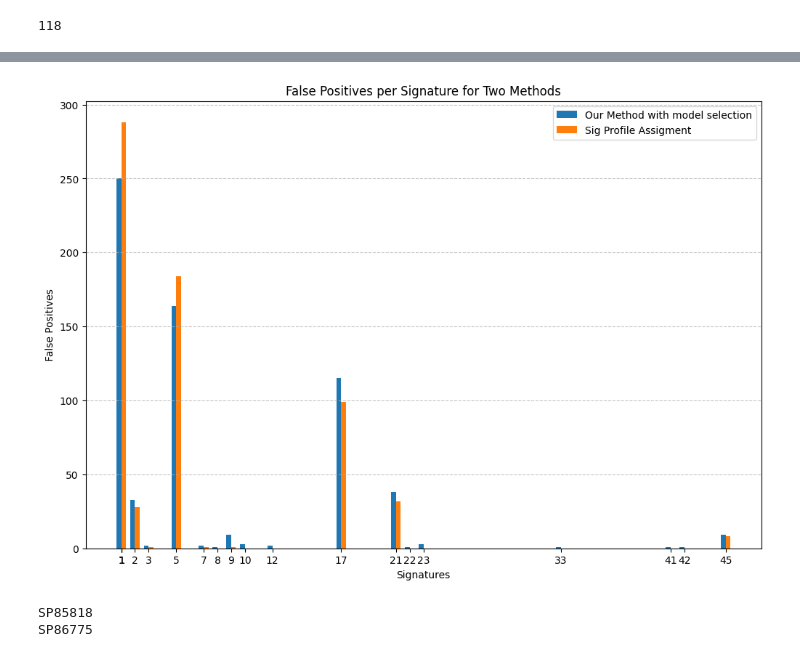
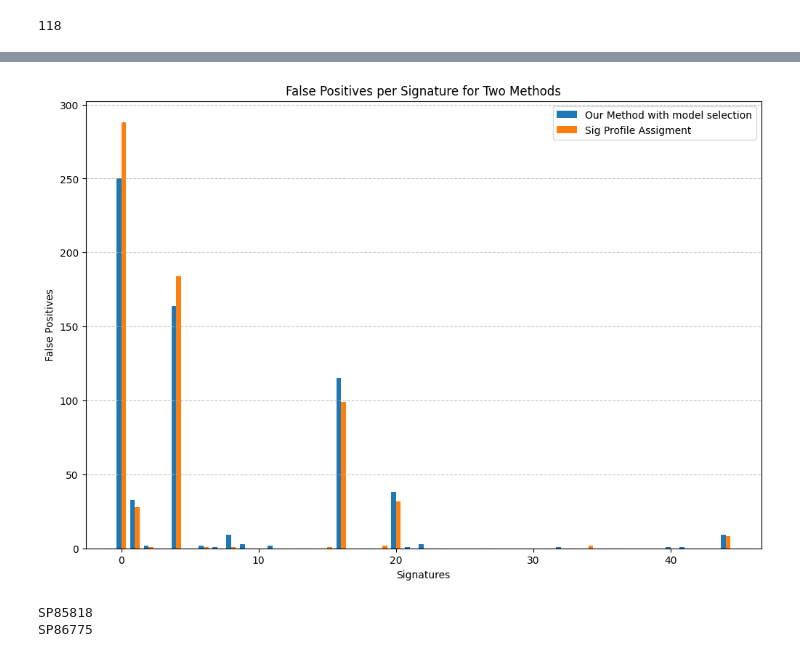
Before and after one commit to marcin119a/data_comparation, a Jupyter notebook: interpretation.ipynb, the cells around one changed output, grey strips where cells are left out. Cells and saved outputs as stored; diff of their text form; code cells hidden in the pictures.

```diff
--- a/interpretation.ipynb
+++ b/interpretation.ipynb
@@ -144,14 +144,14 @@ signatures_false_negatives_sig_profile, signatures_false_positives_sig_profile =
 
 for idx, row in results_df.iterrows():
     for item in row['false_negatives_our']:
-      signatures_false_negatives_our.append({'Pacjent': row['Pacjent'], 'signature_false_negatives_our': item})
+      signatures_false_negatives_our.append({'Count': row['Pacjent'], 'signature_false_negatives_our': item})
     for item in row['false_positives_our']:
-      signatures_false_positives_our.append({'Pacjent': row['Pacjent'], 'signature_false_positives_our': item})
+      signatures_false_positives_our.append({'Count': row['Pacjent'], 'signature_false_positives_our': item})
 
     for item in row['false_negatives_sig_profile']:
-      signatures_false_negatives_sig_profile.append({'Pacjent': row['Pacjent'], 'signature_false_negatives_sig_profile': item})
+      signatures_false_negatives_sig_profile.append({'Count': row['Pacjent'], 'signature_false_negatives_sig_profile': item})
     for item in row['false_positives_sig_profile']:
-      signatures_false_positives_sig_profile.append({'Pacjent': row['Pacjent'], 'signature_false_positives_sig_profile': item})
+      signatures_false_positives_sig_profile.append({'Count': row['Pacjent'], 'signature_false_positives_sig_profile': item})
 
 # Teraz możesz wykonać grupowanie na podstawie elementów
 grouped_fn_our = pd.DataFrame(signatures_false_negatives_our).groupby('signature_false_negatives_our').count().reset_index()
@@ -222,24 +241,23 @@ plt.show()
 # %%
-combined_df = pd.merge(grouped_fp_our, grouped_fp_sig_profile, left_on='signature_false_positives_our', right_on='signature_false_positives_sig_profile', how='outer').fillna(0)
+combined_df_fp = pd.merge(grouped_fp_our, grouped_fp_sig_profile, left_on='signature_false_positives_our', right_on='signature_false_positives_sig_profile', how='outer').fillna(0)
 fig, ax = plt.subplots(figsize=(12, 8))
 
 bar_width = 0.35
 
-index = combined_df['signature_false_positives_our'] + 1
 
-bar1 = ax.bar(index - bar_width/2, combined_df['Pacjent_x'], bar_width, label='Our Method with model selection')
-bar2 = ax.bar(index + bar_width/2, combined_df['Pacjent_y'], bar_width, label='Sig Profile Assigment')
+bar1 = ax.bar(combined_df_fp['signature_false_positives_our'] - bar_width/2, combined_df_fp['Count_x'], bar_width, label='Our Method with model selection')
+bar2 = ax.bar(combined_df_fp['signature_false_positives_sig_profile'] + bar_width/2, combined_df_fp['Count_y'], bar_width, label='Sig Profile Assigment')
 
 ax.set_xlabel('Signatures')
 ax.set_ylabel('False Positives')
 ax.set_title('False Positives per Signature for Two Methods')
-ax.set_xticks(index)
+#ax.set_xticks(index)
 ax.legend()
 
 plt.grid(axis='y', linestyle='--', alpha=0.7)
 plt.show()
 # %% [output]
-[figure, old version]
+[figure, new version]
 # %%
 import pandas as pd
 import numpy as np
```
Also changed, not shown: parts of 17 cells of this notebook, 1 other file.
